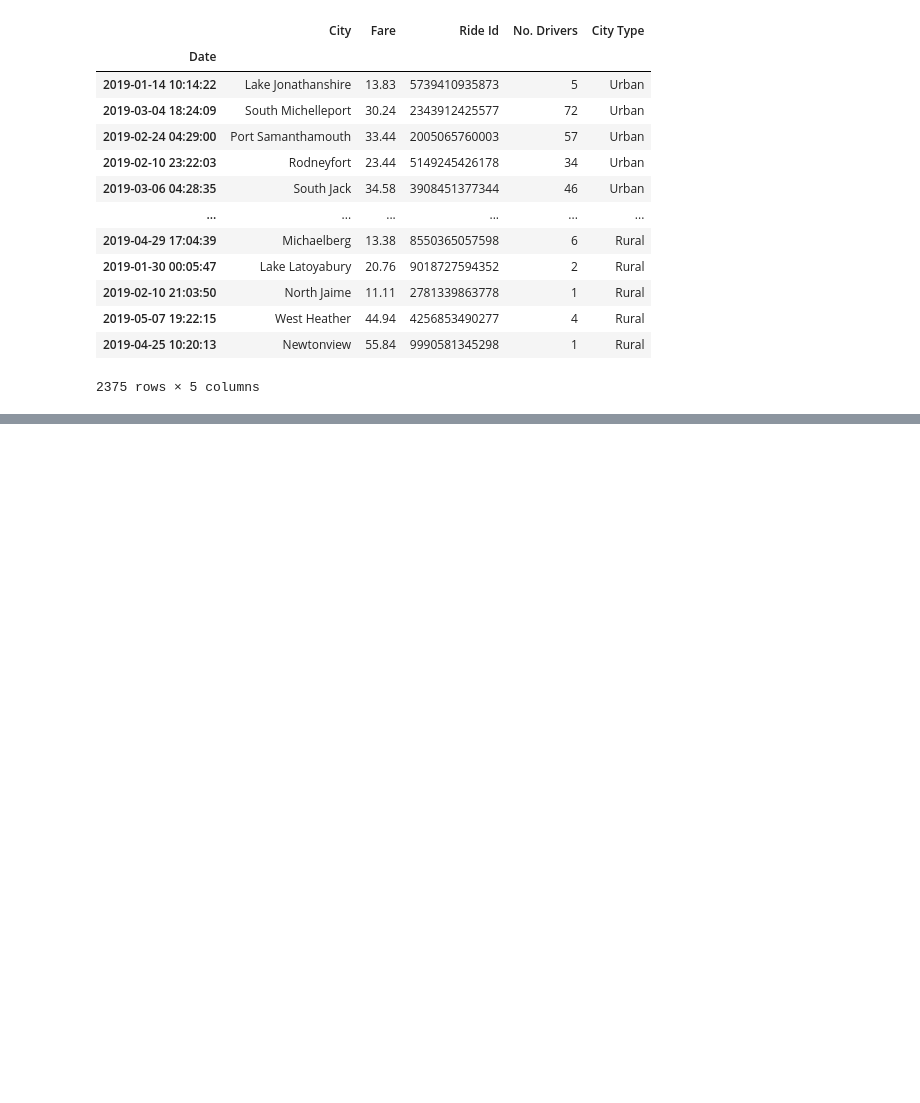
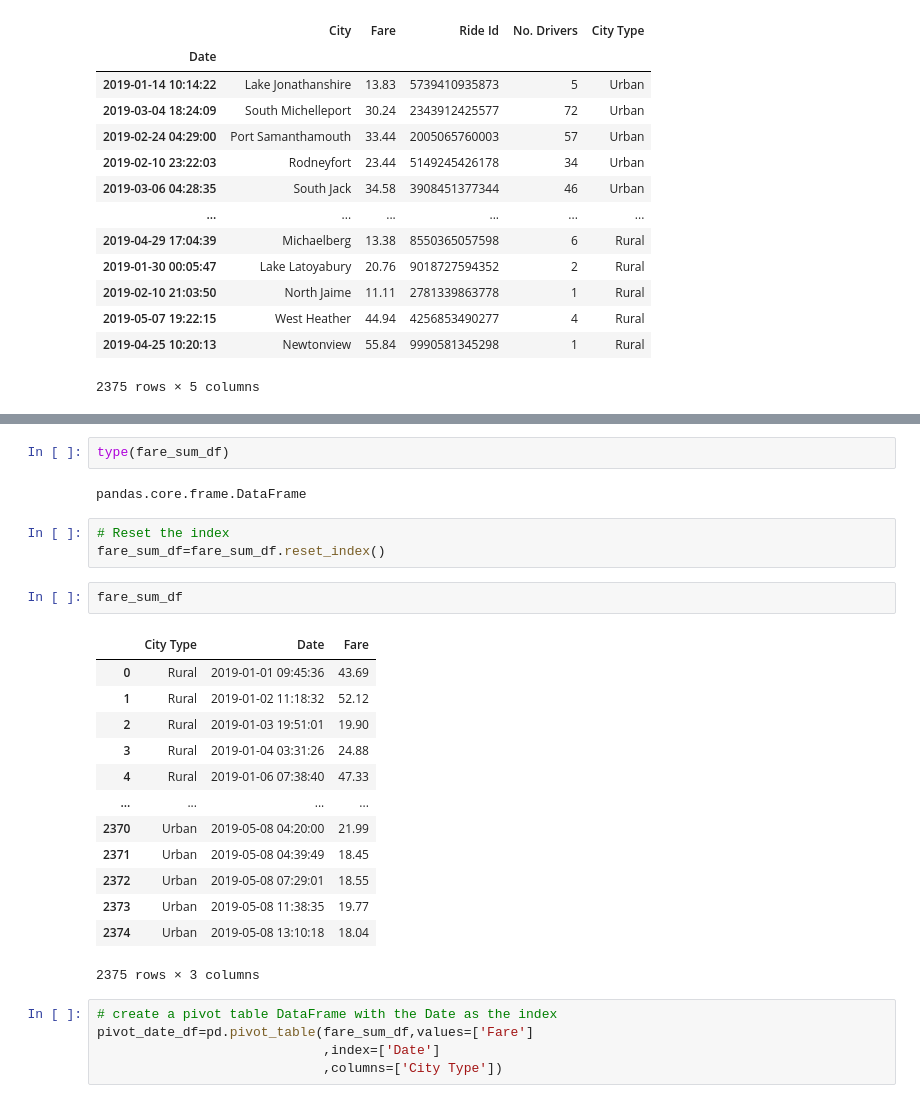
Before and after one commit to mspamelalea/PyBer_Analysis, a Jupyter notebook: PyBer_Challenge.ipynb, the cells around one changed output, grey strips where cells are left out. Drawn from its saved outputs; the diff is of its cells as text; blank space fills up the shorter version.

```diff
--- a/PyBer_Challenge.ipynb
+++ b/PyBer_Challenge.ipynb
@@ -368,0 +417,28 @@ DatetimeIndex(['2019-01-14 10:14:22', '2019-03-04 18:24:09',
+# %%
+type(fare_sum_df)
+# %% [output]
+pandas.core.frame.DataFrame
+# %%
+# Reset the index
+fare_sum_df=fare_sum_df.reset_index()
+# %%
+fare_sum_df
+# %% [output]
+|  | City Type | Date | Fare |
+| 0 | Rural | 2019-01-01 09:45:36 | 43.69 |
+| 1 | Rural | 2019-01-02 11:18:32 | 52.12 |
+| 2 | Rural | 2019-01-03 19:51:01 | 19.90 |
+| 3 | Rural | 2019-01-04 03:31:26 | 24.88 |
+| 4 | Rural | 2019-01-06 07:38:40 | 47.33 |
+| ... | ... | ... | ... |
+| 2370 | Urban | 2019-05-08 04:20:00 | 21.99 |
+| 2371 | Urban | 2019-05-08 04:39:49 | 18.45 |
+| 2372 | Urban | 2019-05-08 07:29:01 | 18.55 |
+| 2373 | Urban | 2019-05-08 11:38:35 | 19.77 |
+| 2374 | Urban | 2019-05-08 13:10:18 | 18.04 |
+2375 rows × 3 columns
+# %%
+# create a pivot table DataFrame with the Date as the index
+pivot_date_df=pd.pivot_table(fare_sum_df,values=['Fare']
+                             ,index=['Date']
+                             ,columns=['City Type'])
```
Also changed, not shown: parts of 13 cells of this notebook.
